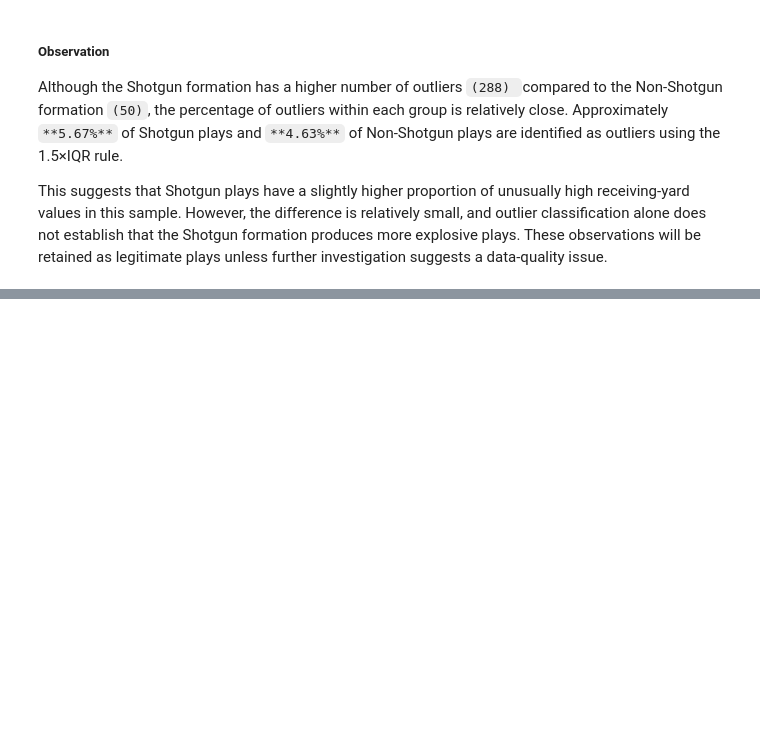
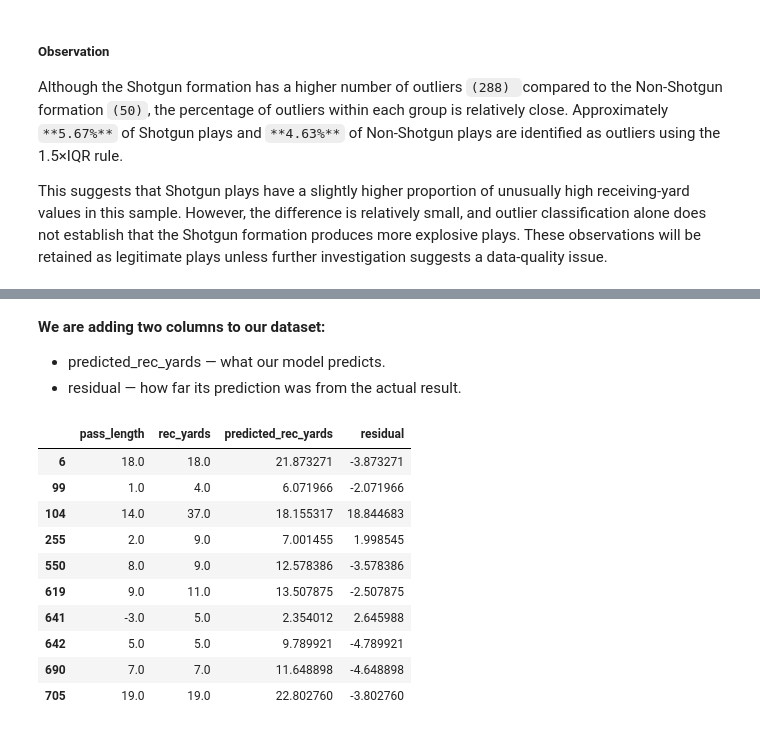
Before and after one commit to M-Codes6/nfl-combine-to-performance-analysis, a Jupyter notebook: notebooks/01_data_understanding.ipynb, the cells around one changed output, grey strips where cells are left out. Saved outputs shown, nothing was run; the diff lists cells and outputs as text; code cells hidden in the pictures; blank space fills up the shorter version.

```diff
--- a/notebooks/01_data_understanding.ipynb
+++ b/notebooks/01_data_understanding.ipynb
@@ -4262,0 +4494,23 @@ This suggests that Shotgun plays have a slightly higher proportion of unusually
+# %% [markdown]
+**We are adding two columns to our dataset:**
+- predicted_rec_yards — what our model predicts.
+- residual — how far its prediction was from the actual result.
+# %%
+completed_passes[[
+    "pass_length",
+    "rec_yards",
+    "predicted_rec_yards",
+    "residual"
+]].head(10)
+# %% [output]
+|  | pass_length | rec_yards | predicted_rec_yards | residual |
+| 6 | 18.0 | 18.0 | 21.873271 | -3.873271 |
+| 99 | 1.0 | 4.0 | 6.071966 | -2.071966 |
+| 104 | 14.0 | 37.0 | 18.155317 | 18.844683 |
+| 255 | 2.0 | 9.0 | 7.001455 | 1.998545 |
+| 550 | 8.0 | 9.0 | 12.578386 | -3.578386 |
+| 619 | 9.0 | 11.0 | 13.507875 | -2.507875 |
+| 641 | -3.0 | 5.0 | 2.354012 | 2.645988 |
+| 642 | 5.0 | 5.0 | 9.789921 | -4.789921 |
+| 690 | 7.0 | 7.0 | 11.648898 | -4.648898 |
+| 705 | 19.0 | 19.0 | 22.802760 | -3.802760 |
```
Also changed, not shown: parts of 30 cells of this notebook.
